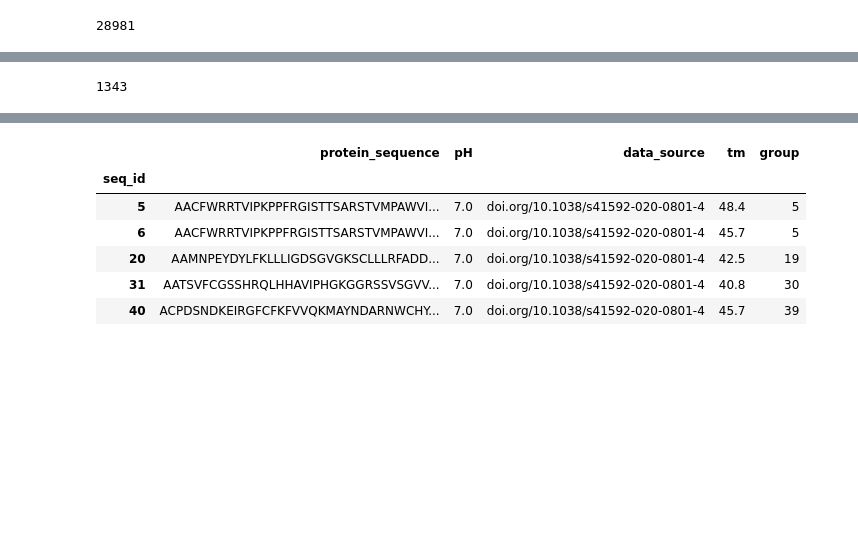
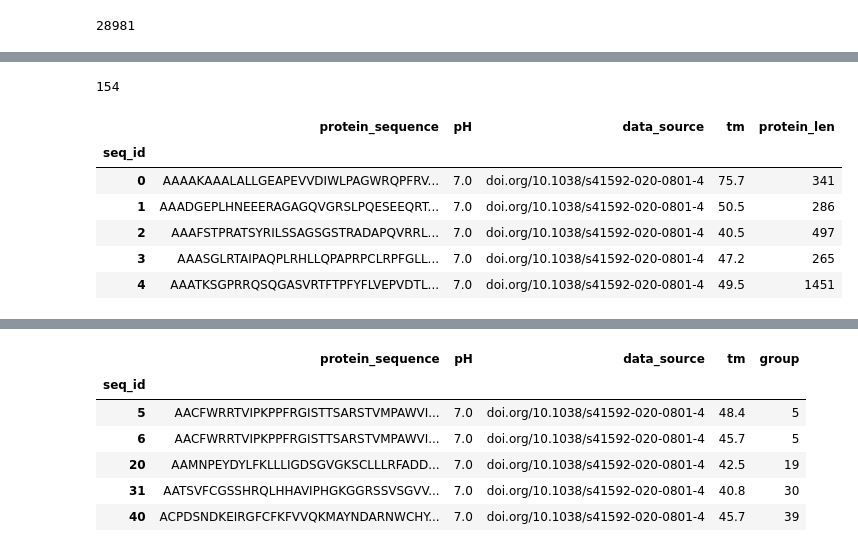
Before and after one commit to maksperskiy/ds_practice, a Jupyter notebook: notebooks/enzyme/clustering.ipynb, the cells around one changed output, grey strips where cells are left out. Cells and saved outputs as stored; diff of their text form; code cells hidden in the pictures; blank space fills up the shorter version.

Commit message:
rework grouping

```diff
--- a/notebooks/enzyme/clustering.ipynb
+++ b/notebooks/enzyme/clustering.ipynb
@@ -78,5 +78,5 @@ len(groups)
 # %%
-len({k: v for k, v in groups.items() if len(v) > 1})
+len({k: v for k, v in groups.items() if len(v) >= 5})
 # %% [output]
-1343
+154
 # %%
@@ -88,3 +88,15 @@ with open("data/enzyme/train_groups_3.pkl", "wb") as f:
 # %%
 with open("data/enzyme/train_groups_3.pkl", "rb") as f:
     groups = pickle.load(f)
+# %%
+train_df["protein_len"] = train_df["protein_sequence"].str.len()
+# %%
+train_df.head()
+# %% [output]
+|  | protein_sequence | pH | data_source | tm | protein_len |
+| seq_id |  |  |  |  |  |
+| 0 | AAAAKAAALALLGEAPEVVDIWLPAGWRQPFRV... | 7.0 | doi.org/10.1038/s41592-020-0801-4 | 75.7 | 341 |
+| 1 | AAADGEPLHNEEERAGAGQVGRSLPQESEEQRT... | 7.0 | doi.org/10.1038/s41592-020-0801-4 | 50.5 | 286 |
+| 2 | AAAFSTPRATSYRILSSAGSGSTRADAPQVRRL... | 7.0 | doi.org/10.1038/s41592-020-0801-4 | 40.5 | 497 |
+| 3 | AAASGLRTAIPAQPLRHLLQPAPRPCLRPFGLL... | 7.0 | doi.org/10.1038/s41592-020-0801-4 | 47.2 | 265 |
+| 4 | AAATKSGPRRQSQGASVRTFTPFYFLVEPVDTL... | 7.0 | doi.org/10.1038/s41592-020-0801-4 | 49.5 | 1451 |
```
Also changed, not shown: parts of 21 cells of this notebook, 1 other file.
